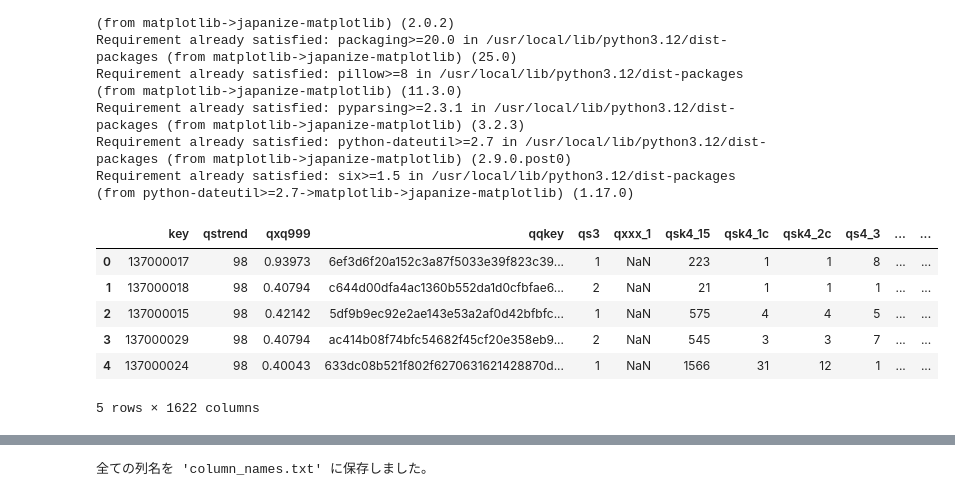
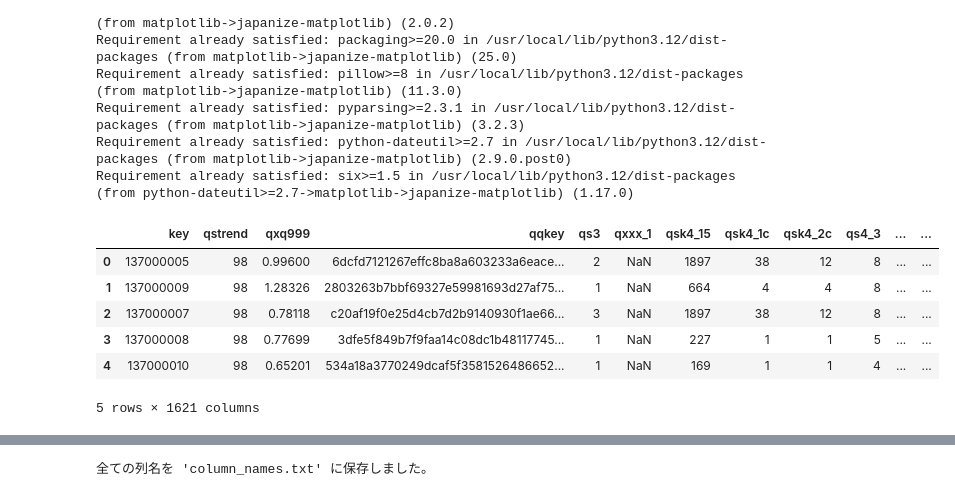
Before and after one commit to Kadomium/Car_kit, a Jupyter notebook: Car_kit_prediction.ipynb, the cells around one changed output, grey strips where cells are left out. Saved outputs shown, nothing was run; the diff lists cells and outputs as text; code cells hidden in the pictures.

```diff
--- a/Car_kit_prediction.ipynb
+++ b/Car_kit_prediction.ipynb
@@ -41,19 +41,19 @@ plt.rcParams['figure.figsize'] = (10, 7.5)
 plt.rcParams['axes.grid'] = False
 # %%
 #ここをサンプルのcdnoに
-#df_raw = pd.read_csv('/content/drive/MyDrive/Car-kit/carkit_100%.csv')
+df_raw = pd.read_csv('/content/drive/MyDrive/Car-kit/carkit_100%.csv')
 df_10 = pd.read_csv('/content/drive/MyDrive/Car-kit/carkit_edit.csv')
-df_raw = df_10.copy()
-df = df_10.copy()
+#df_raw = df_10.copy()
+df = df_raw.copy()
 df.head()
 # %% [output]
 |  | key | qstrend | qxq999 | qqkey | qs3 | qxxx_1 | qsk4_15 | qsk4_1c | qsk4_2c | qs4_3 | ... | ... |
-| 0 | 137000017 | 98 | 0.93973 | 6ef3d6f20a152c3a87f5033e39f823c39... | 1 | NaN | 223 | 1 | 1 | 8 | ... | ... |
-| 1 | 137000018 | 98 | 0.40794 | c644d00dfa4ac1360b552da1d0cfbfae6... | 2 | NaN | 21 | 1 | 1 | 1 | ... | ... |
-| 2 | 137000015 | 98 | 0.42142 | 5df9b9ec92e2ae143e53a2af0d42bfbfc... | 1 | NaN | 575 | 4 | 4 | 5 | ... | ... |
-| 3 | 137000029 | 98 | 0.40794 | ac414b08f74bfc54682f45cf20e358eb9... | 2 | NaN | 545 | 3 | 3 | 7 | ... | ... |
-| 4 | 137000024 | 98 | 0.40043 | 633dc08b521f802f6270631621428870d... | 1 | NaN | 1566 | 31 | 12 | 1 | ... | ... |
+| 0 | 137000005 | 98 | 0.99600 | 6dcfd7121267effc8ba8a603233a6eace... | 2 | NaN | 1897 | 38 | 12 | 8 | ... | ... |
+| 1 | 137000009 | 98 | 1.28326 | 2803263b7bbf69327e59981693d27af75... | 1 | NaN | 664 | 4 | 4 | 8 | ... | ... |
+| 2 | 137000007 | 98 | 0.78118 | c20af19f0e25d4cb7d2b9140930f1ae66... | 3 | NaN | 1897 | 38 | 12 | 8 | ... | ... |
+| 3 | 137000008 | 98 | 0.77699 | 3dfe5f849b7f9faa14c08dc1b48117745... | 1 | NaN | 227 | 1 | 1 | 5 | ... | ... |
+| 4 | 137000010 | 98 | 0.65201 | 534a18a3770249dcaf5f3581526486652... | 1 | NaN | 169 | 1 | 1 | 4 | ... | ... |
-5 rows × 1622 columns
+5 rows × 1621 columns
 # %%
 month_labels = {
     102: '21年12月',
```
Also changed, not shown: parts of 9 cells of this notebook.
